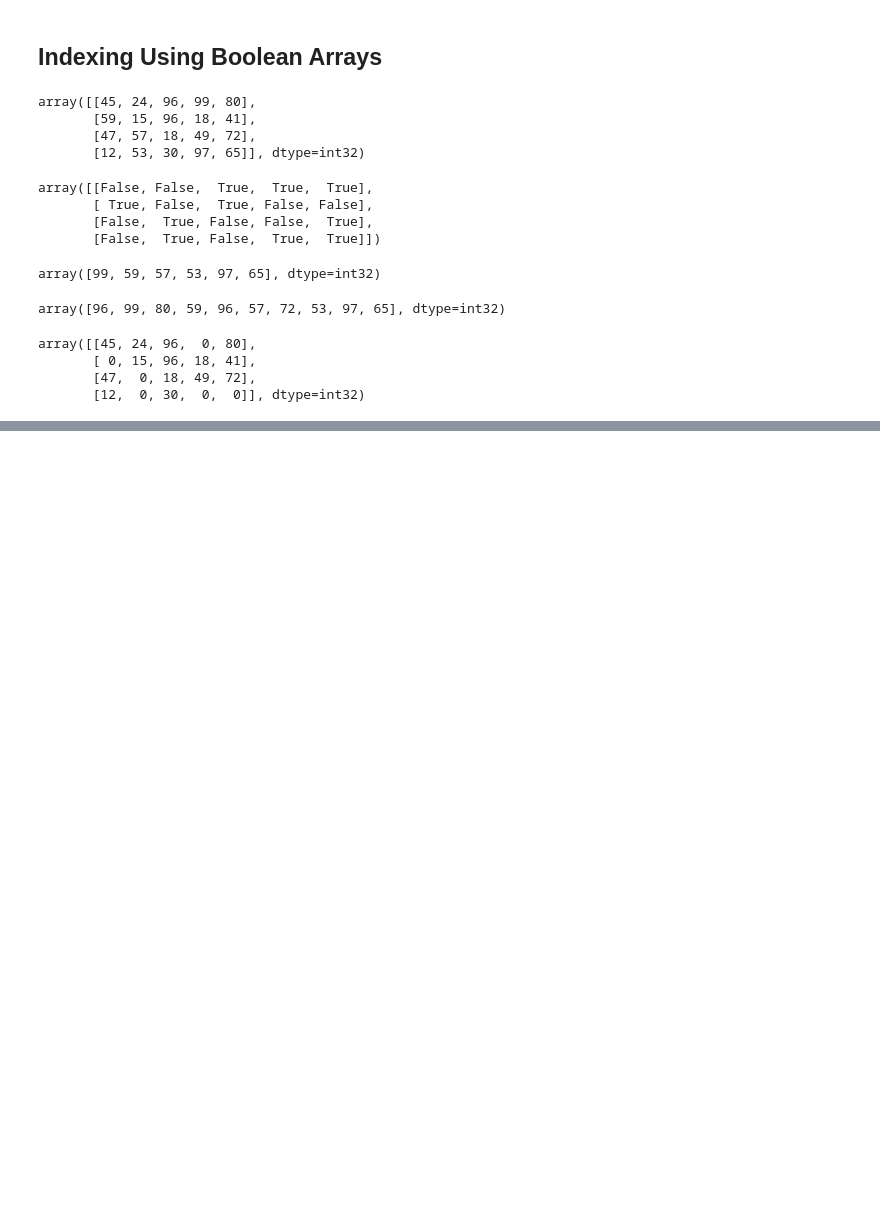
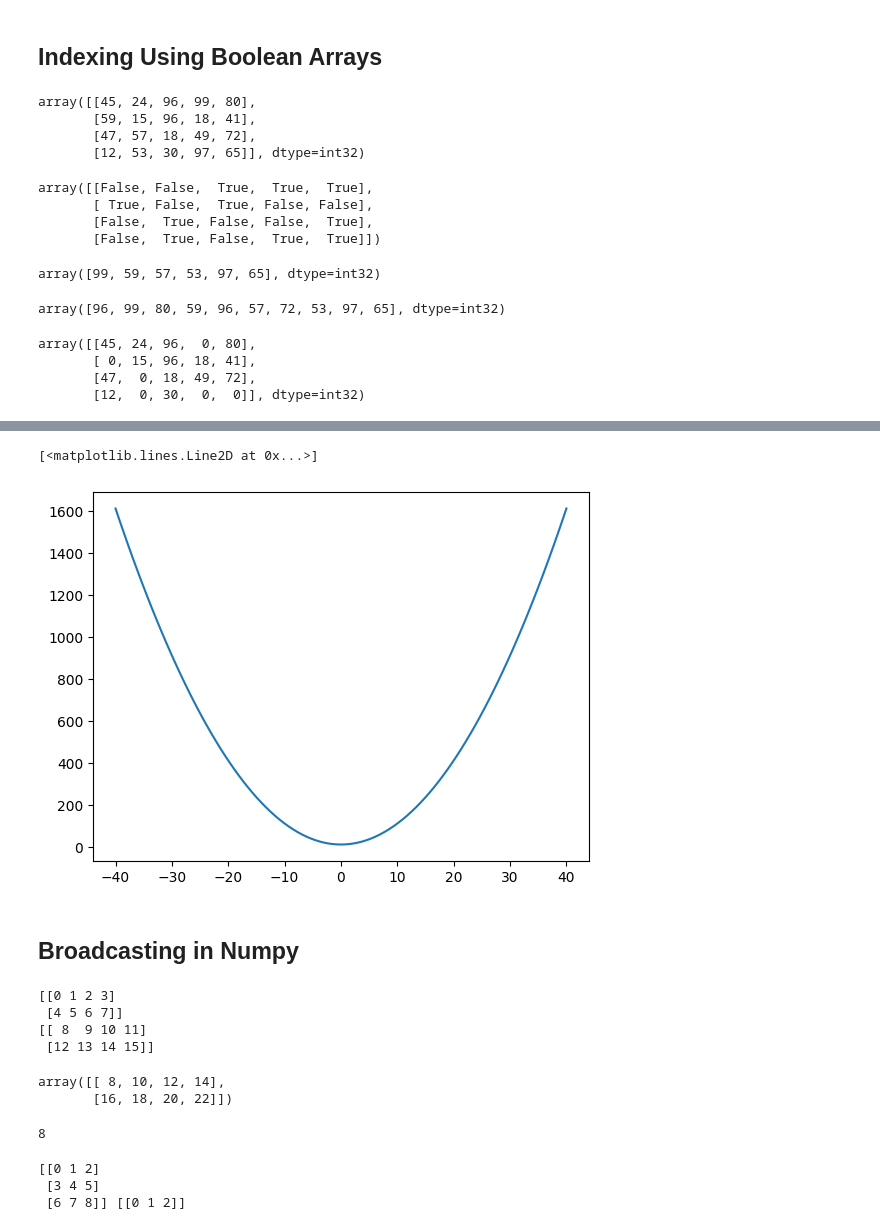
Before and after one commit to Musawer-Afzal/AI-Engineering, a Jupyter notebook: Numpy/numpy.ipynb, the cells around one changed output, grey strips where cells are left out. Saved outputs shown, nothing was run; the diff lists cells and outputs as text; code cells hidden in the pictures; blank space fills up the shorter version.

Commit message:
Broadcasting in Numpy

```diff
--- a/Numpy/numpy.ipynb
+++ b/Numpy/numpy.ipynb
@@ -427,0 +486,38 @@ array([[45, 24, 96,  0, 80],
+# %%
+y = x * x + 2 * 6
+plt.plot(x, y)
+# %% [output]
+[<matplotlib.lines.Line2D at 0x...>]
+[figure, added]
+# %% [markdown]
+## Broadcasting in Numpy
+# %%
+# Scenario 1 - Shapes are same
+a1 = np.arange(8).reshape(2, 4)
+a2 = np.arange(8, 16).reshape(2, 4)
+print(a1)
+print(a2)
+# %% [output]
+[[0 1 2 3]
+ [4 5 6 7]]
+[[ 8  9 10 11]
+ [12 13 14 15]]
+# %%
+a1 + a2
+# %% [output]
+array([[ 8, 10, 12, 14],
+       [16, 18, 20, 22]])
+# %%
+a1.size
+# %% [output]
+8
+# %%
+# Scenario 2 - Shapes are different
+a3 = np.arange(9).reshape(3, 3)
+a4 = np.arange(3).reshape(1, 3)
+
+print(a3, a4)
+# %% [output]
+[[0 1 2]
+ [3 4 5]
+ [6 7 8]] [[0 1 2]]
```
Also changed, not shown: parts of 18 cells of this notebook.
